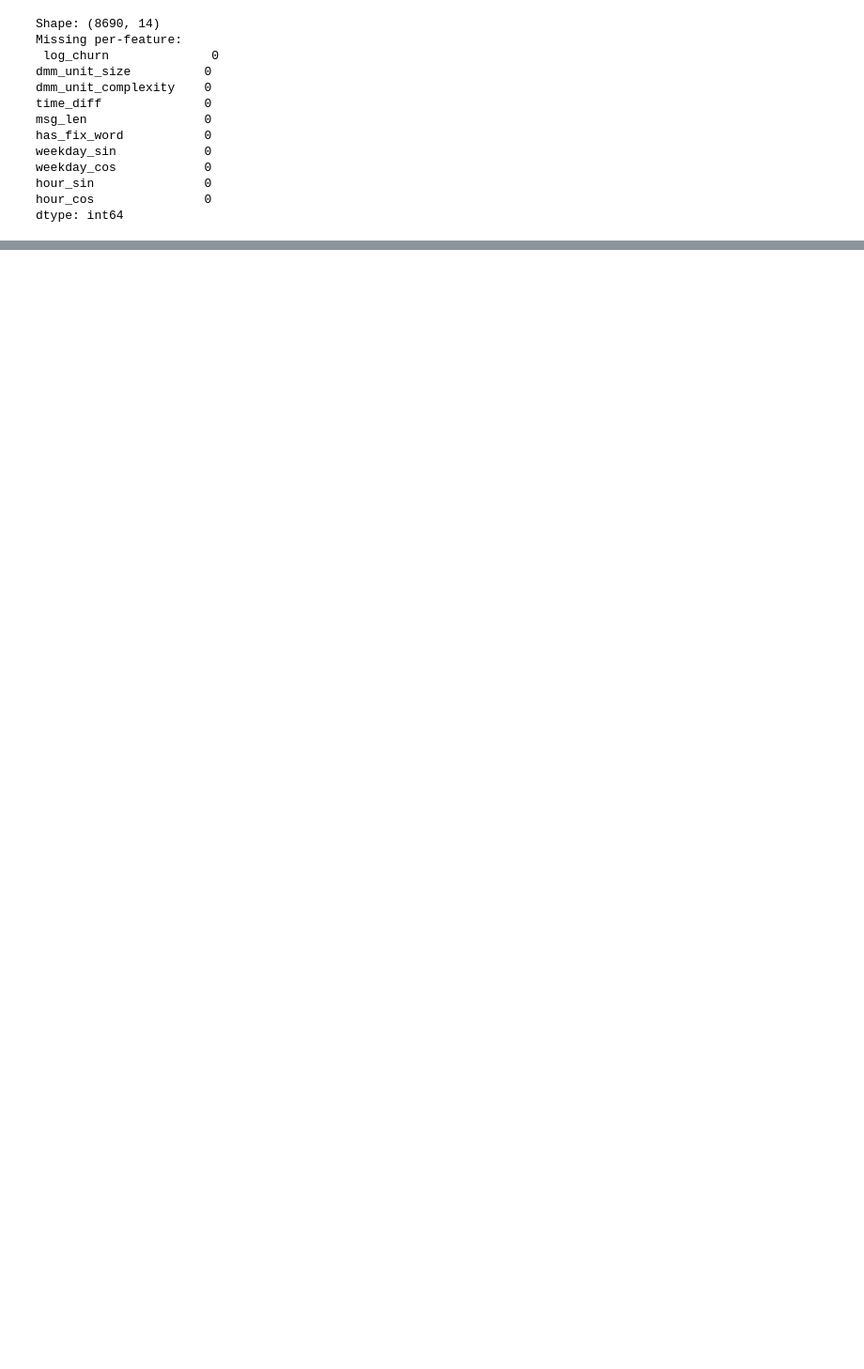
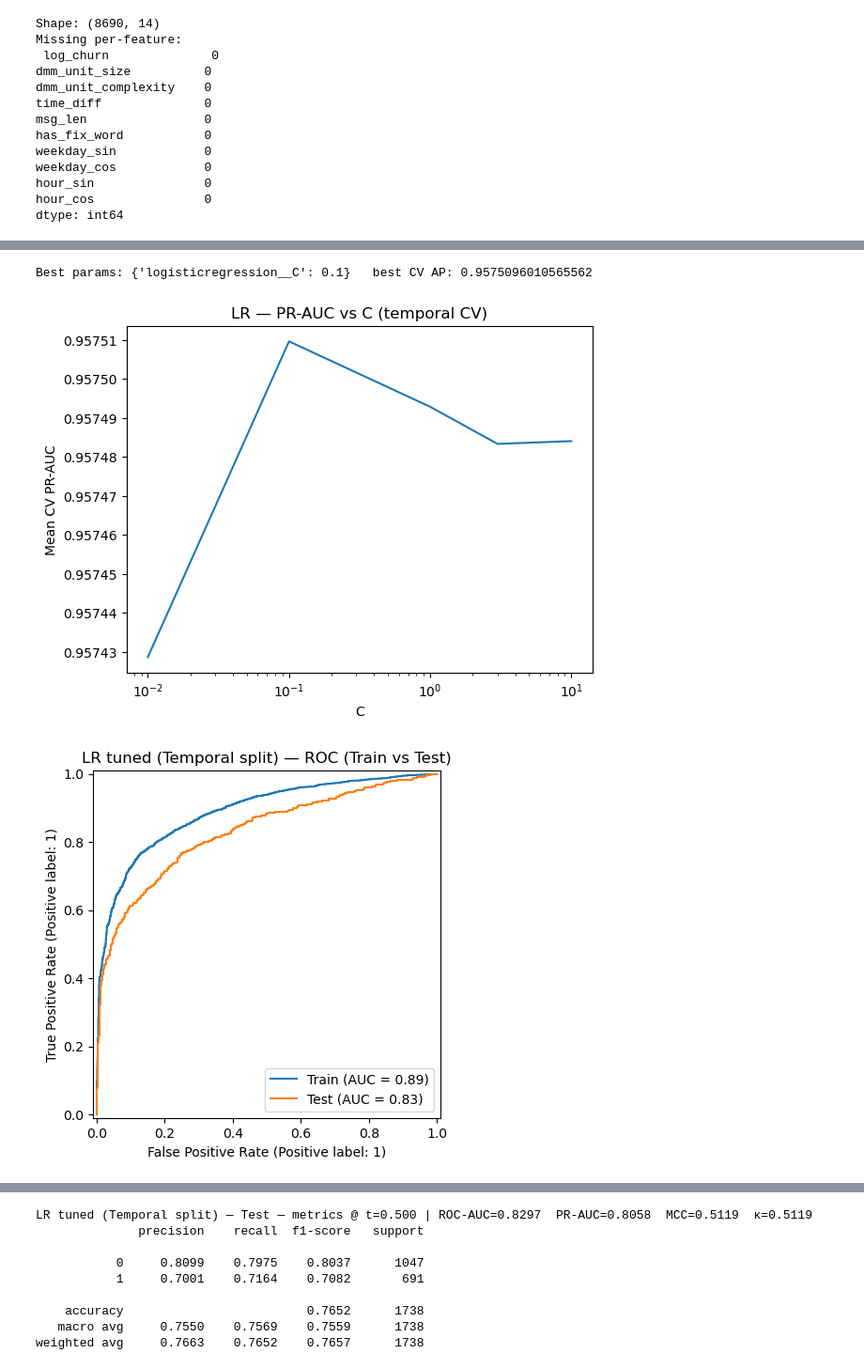
Before and after one commit to tolgakuntman/thesis, a Jupyter notebook: notebooks/model_training.ipynb, the cells around one changed output, grey strips where cells are left out. Shown at 94% size. Drawn from its saved outputs; the diff is of its cells as text; code cells hidden in the pictures; blank space fills up the shorter version.

```diff
--- a/notebooks/model_training.ipynb
+++ b/notebooks/model_training.ipynb
@@ -119,0 +254,22 @@ GroupKFold ROC-AUC: 0.875 ± 0.018
+# %%
+grid = GridSearchCV(
+    estimator=pipe_lr,
+    param_grid={"logisticregression__C":[0.01,0.1,1,3,10]},
+    scoring="average_precision", cv=5, n_jobs=-1, refit=True
+)
+grid.fit(X_train_temp, y_train_temp, logisticregression__sample_weight=w_train_temp)
+print("Best params:", grid.best_params_, "  best CV AP:", grid.best_score_)
+
+cv = pd.DataFrame(grid.cv_results_)
+sns.lineplot(x=cv["param_logisticregression__C"].astype(float), y=cv["mean_test_score"])
+plt.xscale("log"); plt.xlabel("C"); plt.ylabel("Mean CV PR-AUC"); plt.title("LR — PR-AUC vs C (temporal CV)"); plt.show()
+
+best_lr = grid.best_estimator_
+res_lr_temp_tuned = evaluate_train_test(
+    best_lr, X_train_temp, y_train_temp, X_test_temp, y_test_temp,
+    name="LR tuned (Temporal split)", sample_weight=w_train_temp
+)
+# %% [output]
+Best params: {'logisticregression__C': 0.1}   best CV AP: 0.9575096010565562
+[figure, added]
+[figure, added]
@@ -119,0 +277,9 @@ GroupKFold ROC-AUC: 0.875 ± 0.018
+LR tuned (Temporal split) — Test — metrics @ t=0.500 | ROC-AUC=0.8297  PR-AUC=0.8058  MCC=0.5119  κ=0.5119
+              precision    recall  f1-score   support
+
+           0     0.8099    0.7975    0.8037      1047
+           1     0.7001    0.7164    0.7082       691
+
+    accuracy                         0.7652      1738
+   macro avg     0.7550    0.7569    0.7559      1738
+weighted avg     0.7663    0.7652    0.7657      1738
```
Also changed, not shown: parts of 30 cells of this notebook, 1 other file.
